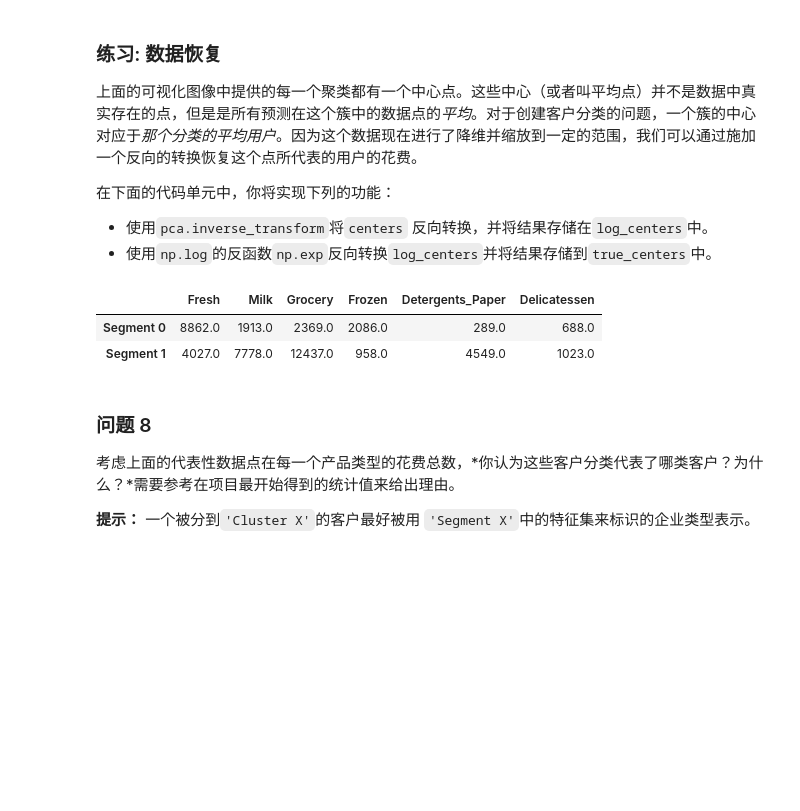
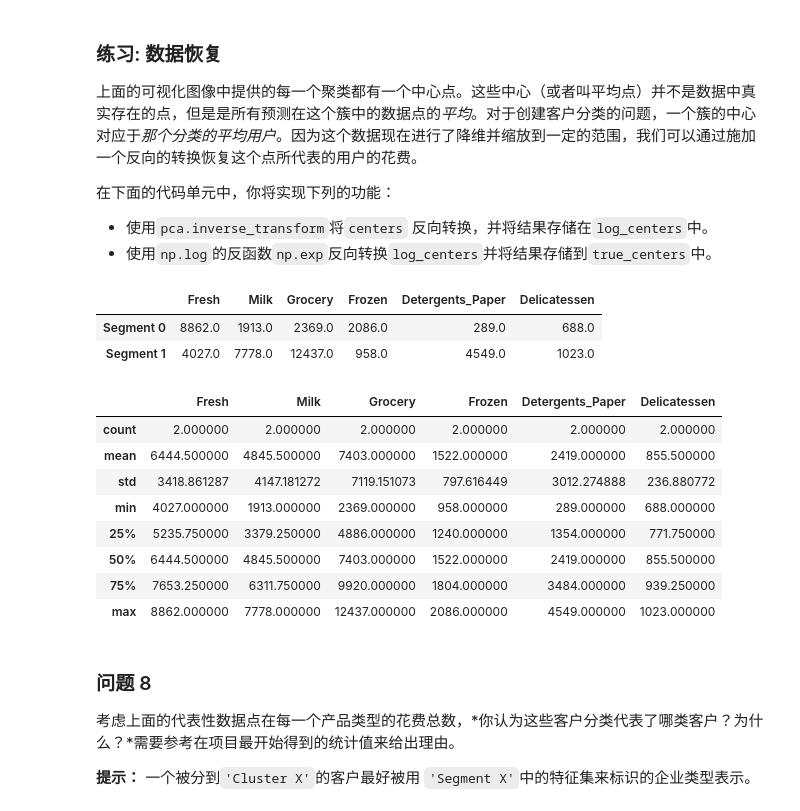
Before and after one commit to Actmerce/MID_PJ3, a Jupyter notebook: customer_segments.ipynb, the cells around one changed output. Cells and saved outputs as stored; diff of their text form; code cells hidden in the pictures; blank space fills up the shorter version.

```diff
--- a/customer_segments.ipynb
+++ b/customer_segments.ipynb
@@ -533,19 +534,29 @@ vs.cluster_results(reduced_data, preds, centers, pca_samples)
 # %%
 # TODO：反向转换中心点
 log_centers = pca.inverse_transform(centers)
 
 # TODO：对中心点做指数转换
 true_centers = np.exp(log_centers)
 
 # 显示真实的中心点
 segments = ['Segment {}'.format(i) for i in range(0,len(centers))]
 true_centers = pd.DataFrame(np.round(true_centers), columns = data.keys())
 true_centers.index = segments
 display(true_centers)
+display(true_centers.describe())
 # %% [output]
 |  | Fresh | Milk | Grocery | Frozen | Detergents_Paper | Delicatessen |
 | Segment 0 | 8862.0 | 1913.0 | 2369.0 | 2086.0 | 289.0 | 688.0 |
 | Segment 1 | 4027.0 | 7778.0 | 12437.0 | 958.0 | 4549.0 | 1023.0 |
+|  | Fresh | Milk | Grocery | Frozen | Detergents_Paper | Delicatessen |
+| count | 2.000000 | 2.000000 | 2.000000 | 2.000000 | 2.000000 | 2.000000 |
+| mean | 6444.500000 | 4845.500000 | 7403.000000 | 1522.000000 | 2419.000000 | 855.500000 |
+| std | 3418.861287 | 4147.181272 | 7119.151073 | 797.616449 | 3012.274888 | 236.880772 |
+| min | 4027.000000 | 1913.000000 | 2369.000000 | 958.000000 | 289.000000 | 688.000000 |
+| 25% | 5235.750000 | 3379.250000 | 4886.000000 | 1240.000000 | 1354.000000 | 771.750000 |
+| 50% | 6444.500000 | 4845.500000 | 7403.000000 | 1522.000000 | 2419.000000 | 855.500000 |
+| 75% | 7653.250000 | 6311.750000 | 9920.000000 | 1804.000000 | 3484.000000 | 939.250000 |
+| max | 8862.000000 | 7778.000000 | 12437.000000 | 2086.000000 | 4549.000000 | 1023.000000 |
 # %% [markdown]
 ### 问题 8
 考虑上面的代表性数据点在每一个产品类型的花费总数，*你认为这些客户分类代表了哪类客户？为什么？*需要参考在项目最开始得到的统计值来给出理由。
```
Also changed, not shown: parts of 10 cells of this notebook, 1 other file.
